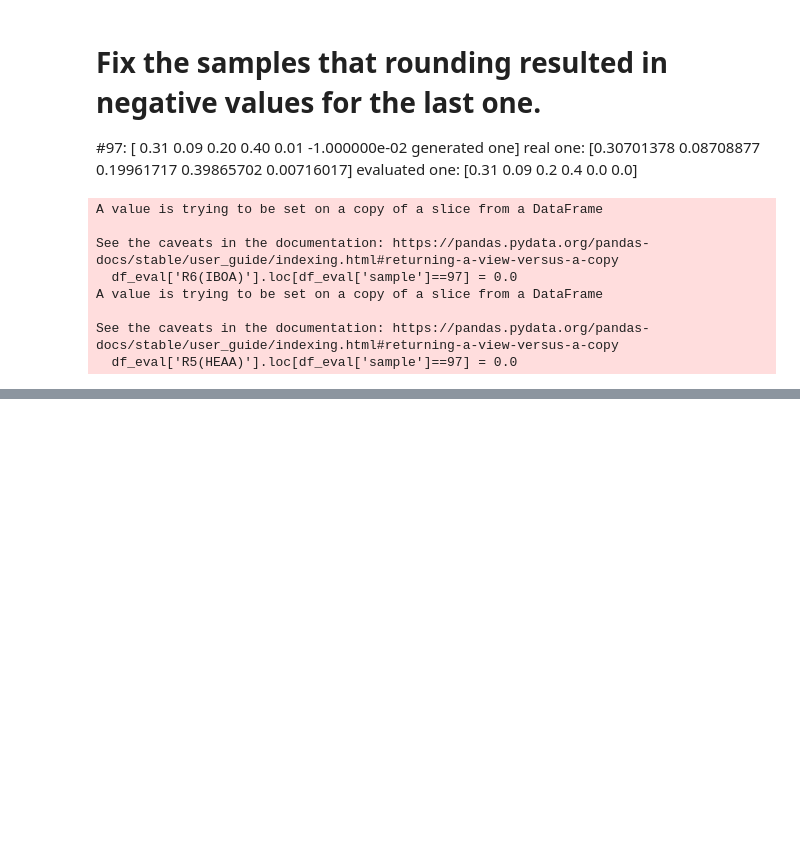
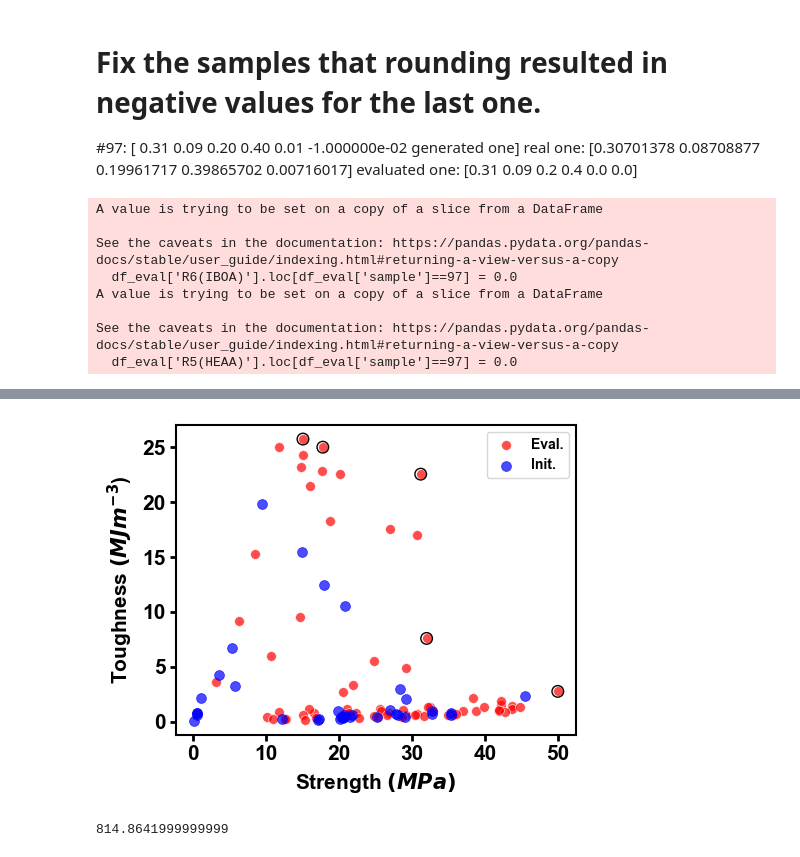
Before and after one commit to sattarik/3Dprinting_MOBO_postprocessin, a Jupyter notebook: Plotting_evalVSinit.ipynb, the cells around one changed output, grey strips where cells are left out. Drawn from its saved outputs; the diff is of its cells as text; code cells hidden in the pictures; blank space fills up the shorter version.

```diff
--- a/Plotting_evalVSinit.ipynb
+++ b/Plotting_evalVSinit.ipynb
@@ -323,0 +287,4 @@ df ['pca2'] = x_pca[:, 1]
+# %%
+# calculate the Pareto Front
+pareto = find_pareto_front(Y)
+pareto
@@ -392,0 +320,33 @@ df
+# %%
+fig, ax = plt.subplots(figsize=(5, 4))
+sns.scatterplot (x='Tensile_Strength(MPa)', y='Toughness(MJ/m3)', color='red', s=50, label='Eval.',
+                 alpha=.7, palette=["red"], data=df_eval)
+
+sns.scatterplot (x='Tensile_Strength(MPa)', y='Toughness(MJ/m3)', color='blue', s=50, label='Init.', edgecolor=None,
+                 alpha=.7, palette=["blue"], data=df_init)
+plt.legend()
+ax.set_xlabel('Strength $(MPa)$', fontsize='15', fontname='Arial', fontweight='bold', labelpad=5)
+ax.set_ylabel('Toughness $({MJ}{m^{-3}}$)', fontsize='15', fontname='Arial', fontweight='bold', labelpad=5)
+
+ax.tick_params(direction='out', length=4, width=2, colors='black',
+               grid_alpha=1, labelsize='15')
+plt.scatter (-pareto[:, 0], -pareto[:, 1], facecolors='none', s=70, edgecolors='black', alpha=1)
+
+[i.set_linewidth(1.5) for i in ax.spines.values()]
+plt.tight_layout()
+plt.savefig('evaluate_init_pareto_nosize.png', dpi=500)
+# %% [output]
+[figure, added]
+# %%
+def calc_hypervolume(Y, ref_point, obj_type=None):
+    '''
+    Calculate hypervolume
+    '''
+    #Y = convert_minimization(Y, obj_type)
+
+    return Hypervolume(ref_point=ref_point).calc(Y)
+
+hypervolume = calc_hypervolume (Y, (0, 0), )
+print (hypervolume)
+# %% [output]
+814.8641999999999
```
Also changed, not shown: parts of 31 cells of this notebook, 16 other files.
